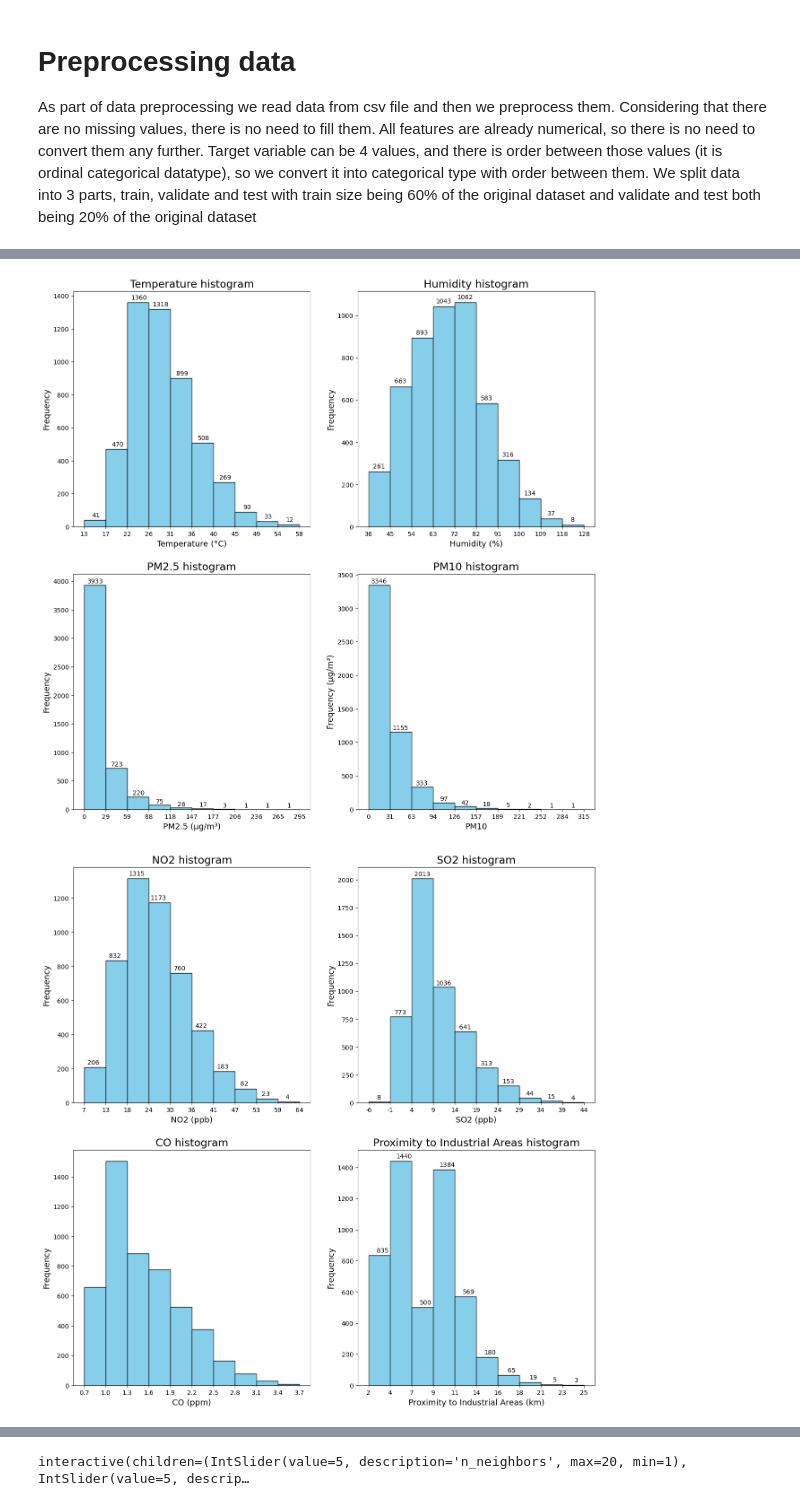
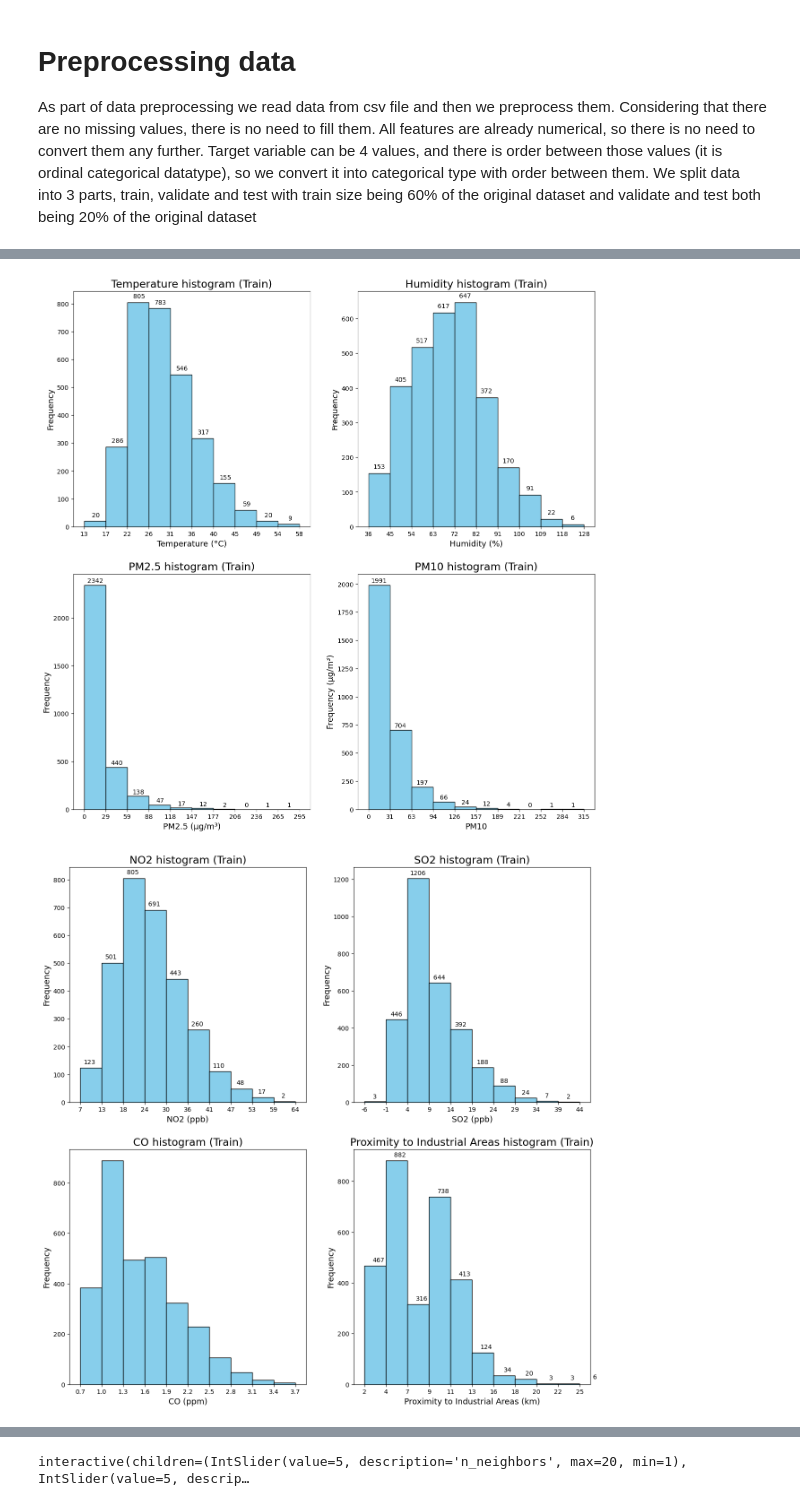
Before and after one commit to Ondralol/k-nearest-neighbours-article, a Jupyter notebook: main.ipynb, the cells around one changed output, grey strips where cells are left out. Drawn from its saved outputs; the diff is of its cells as text; code cells hidden in the pictures.

```diff
--- a/main.ipynb
+++ b/main.ipynb
@@ -96,6 +102,10 @@ def read_data(path:str='data/data.csv', y:str='Air Quality',**kwargs)->tuple:
     tuple with Train,Validation,Test parametrs set, Target values: Train, Test, Validation
     """
     df = pd.read_csv(path)
+
+    display(df.info())
+    display(df.describe())
+
     df = preprocess_data(df)
     # Split the training dataset into train and rest (default 60% : 40%)
     Xtrain, Xrest, ytrain, yrest = train_test_split(
@@ -114,7 +152,7 @@ Dataset: data/data.csv | Target value: Air Quality | Seed: 42
 # %%
-df_original = pd.read_csv('data/data.csv')
-# Combing values other than Dog and Cat into category "others"
-df_tmp = df_original["Air Quality"].copy()
+df_original = Xtrain
+
+df_tmp = ytrain.copy()
 df_tmp = df_tmp.astype("category")
 df_tmp_counts = df_tmp.value_counts()
 
@@ -129,11 +167,11 @@ for i, bar in enumerate(ax1.patches):
 
 ax1.set_xlabel("Air quality type", fontsize = 13)
 ax1.set_ylabel("Frequency",fontsize = 13)
-ax1.set_title("Air quality Frequency in dataset",fontsize = 17)
+ax1.set_title("Air quality Frequency in Train dataset",fontsize = 17)
 ax1.grid(axis='y', color='black', alpha=.2, linewidth=.5)
 
 animal_count = df_tmp.value_counts()
 ax2 = fig.add_subplot(1,2,2)
 ax2.pie(animal_count, labels=animal_count.index,autopct='%.0f%%', textprops={"fontsize": 13})
-ax2.set_title("Air quality distribution in dataset", fontsize = 17)
+ax2.set_title("Air quality distribution in Train dataset", fontsize = 17)
 # %% [output]
@@ -171,7 +208,7 @@ ax.set_xticks(bins)  # Use bins directly for edge ticks
 ax.set_xticklabels([int(x) for x in bins])
 
 # Set titles and labels
-ax.set_title("Temperature histogram", fontsize = 17)
+ax.set_title("Temperature histogram (Train)", fontsize = 17)
 ax.set_xlabel("Temperature (°C)", fontsize = 13)
 ax.set_ylabel("Frequency", fontsize = 13)
 
@@ -187,7 +224,7 @@ ax.set_xticks(bins)  # Use bins directly for edge ticks
 ax.set_xticklabels([int(x) for x in bins])
 
 # Set titles and labels
-ax.set_title("Humidity histogram", fontsize = 17)
+ax.set_title("Humidity histogram (Train)", fontsize = 17)
 ax.set_xlabel("Humidity (%)", fontsize = 13)
 ax.set_ylabel("Frequency", fontsize = 13)
 
@@ -204,7 +241,7 @@ ax.set_xticks(bins)  # Use bins directly for edge ticks
 ax.set_xticklabels([int(x) for x in bins])
 
 # Set titles and labels
-ax.set_title("PM2.5 histogram", fontsize = 17)
+ax.set_title("PM2.5 histogram (Train)", fontsize = 17)
 ax.set_xlabel("PM2.5 (µg/m³)", fontsize = 13)
 ax.set_ylabel("Frequency", fontsize = 13)
 
@@ -220,14 +257,14 @@ ax.set_xticks(bins)  # Use bins directly for edge ticks
 ax.set_xticklabels([int(x) for x in bins])
 
 # Set titles and labels
-ax.set_title("PM10 histogram", fontsize = 17)
+ax.set_title("PM10 histogram (Train)", fontsize = 17)
 ax.set_xlabel("PM10", fontsize = 13)
 ax.set_ylabel("Frequency (µg/m³)", fontsize = 13)
 
 for i, count in enumerate(counts):
     ax.text(bins[i]+15.5, count + 10, int(count), ha="center", va="bottom")
 # %% [output]
-[figure, old version]
+[figure, new version]
 # %%
 fig, axes = plt.subplots(2, 2, figsize=(15, 15))
 
@@ -240,7 +277,7 @@ ax.set_xticks(bins)  # Use bins directly for edge ticks
 ax.set_xticklabels([int(x) for x in bins])
 
 # Set titles and labels
-ax.set_title("NO2 histogram", fontsize = 17)
+ax.set_title("NO2 histogram (Train)", fontsize = 17)
 ax.set_xlabel("NO2 (ppb)", fontsize = 13)
 ax.set_ylabel("Frequency", fontsize = 13)
 
@@ -256,7 +293,7 @@ ax.set_xticks(bins)  # Use bins directly for edge ticks
 ax.set_xticklabels([int(x) for x in bins])
 
 # Set titles and labels
-ax.set_title("SO2 histogram", fontsize = 17)
+ax.set_title("SO2 histogram (Train)", fontsize = 17)
 ax.set_xlabel("SO2 (ppb)", fontsize = 13)
 ax.set_ylabel("Frequency", fontsize = 13)
 
@@ -267,36 +304,36 @@ for i, count in enumerate(counts):
 ax = axes[1,0]
 
 # Plot the histogram
 counts, bins, patches = ax.hist(df_original["CO"], edgecolor="black", color="skyblue")
 
 ax.set_xticks(bins)  # Use bins directly for edge ticks
 ax.set_xticklabels([f'{x:.1f}' for x in bins])
 
 # Set titles and labels
-ax.set_title("CO histogram", fontsize = 17)
+ax.set_title("CO histogram (Train)", fontsize = 17)
 ax.set_xlabel("CO (ppm)", fontsize = 13)
 ax.set_ylabel("Frequency", fontsize = 13)
 
 for i, count in enumerate(counts):
     ax.text(bins[i]+4.5, count + 10, int(count), ha="center", va="bottom")
 
 ax = axes[1,1]
 
 # Plot the histogram
 counts, bins, patches = ax.hist(df_original["Proximity_to_Industrial_Areas"], edgecolor="black", color="skyblue")
 
 ax.set_xticks(bins)  # Use bins directly for edge ticks
 ax.set_xticklabels([int(x) for x in bins])
 
 # Set titles and labels
-ax.set_title("Proximity to Industrial Areas histogram", fontsize = 17)
+ax.set_title("Proximity to Industrial Areas histogram (Train)", fontsize = 17)
 ax.set_xlabel("Proximity to Industrial Areas (km)", fontsize = 13)
 ax.set_ylabel("Frequency", fontsize = 13)
 
 for i, count in enumerate(counts):
     ax.text(bins[i]+1.5, count + 10, int(count), ha="center", va="bottom")
 # %% [output]
-[figure, old version]
+[figure, new version]
 # %%
 fig, axes = plt.subplots(2, 2, figsize=(13, 13))
 
```
Also changed, not shown: parts of 28 cells of this notebook, 24 other files.
